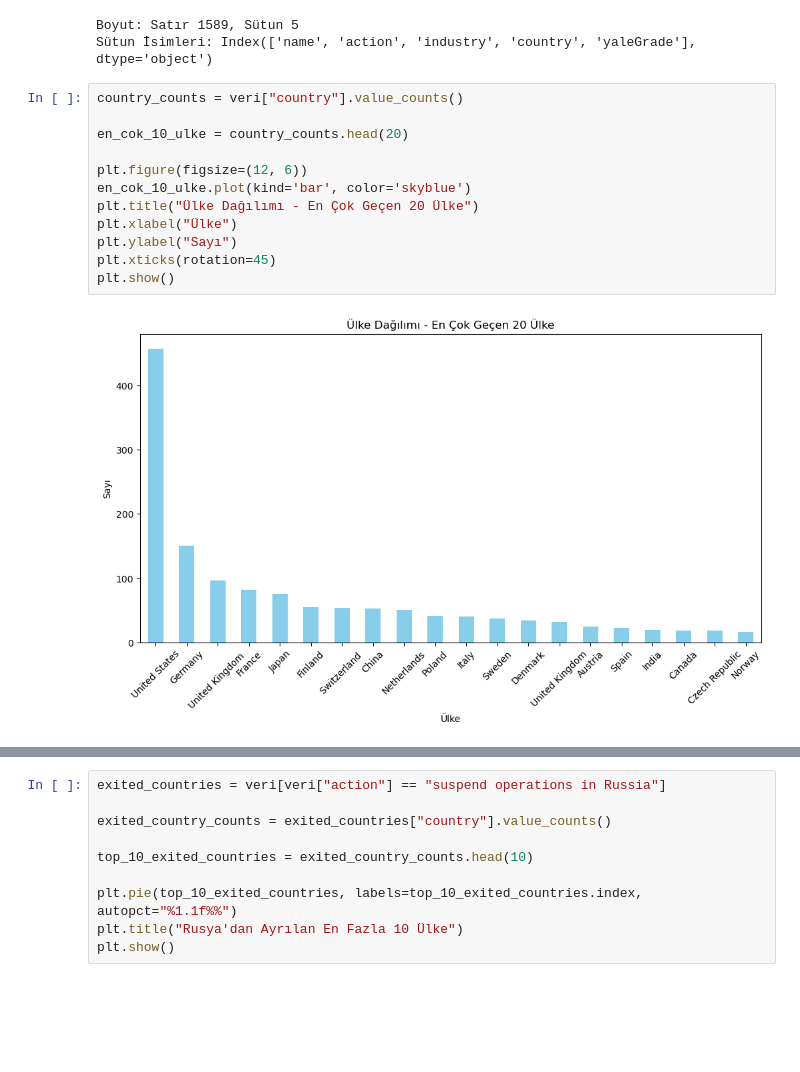
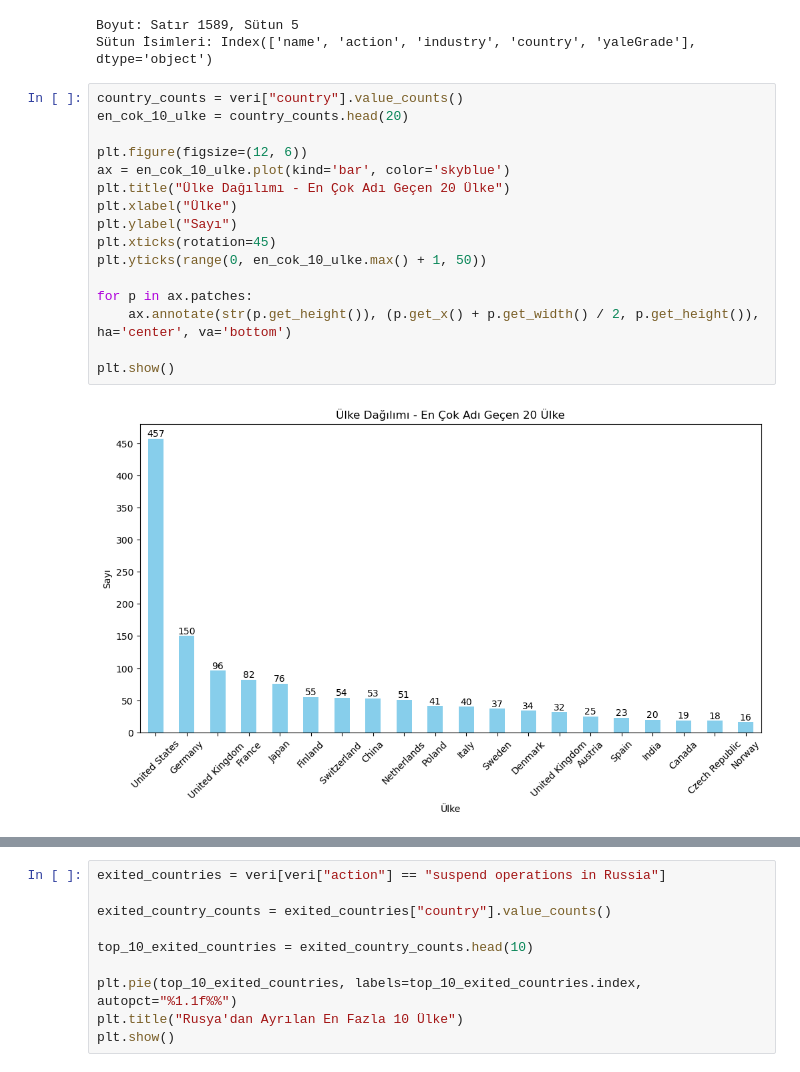
Before and after one commit to meteulken/Kodluyoruz-HiKod_02, a Jupyter notebook: Week6/Final_Project/Untitled.ipynb, the cells around one changed output, grey strips where cells are left out. Drawn from its saved outputs; the diff is of its cells as text; blank space fills up the shorter version.

```diff
--- a/Week6/Final_Project/Untitled.ipynb
+++ b/Week6/Final_Project/Untitled.ipynb
@@ -13,18 +14,22 @@ Boyut: Satır 1589, Sütun 5
 Sütun İsimleri: Index(['name', 'action', 'industry', 'country', 'yaleGrade'], dtype='object')
 # %%
 country_counts = veri["country"].value_counts()
-
 en_cok_10_ulke = country_counts.head(20)
 
 plt.figure(figsize=(12, 6))
-en_cok_10_ulke.plot(kind='bar', color='skyblue')
-plt.title("Ülke Dağılımı - En Çok Geçen 20 Ülke")
+ax = en_cok_10_ulke.plot(kind='bar', color='skyblue')
+plt.title("Ülke Dağılımı - En Çok Adı Geçen 20 Ülke")
 plt.xlabel("Ülke")
 plt.ylabel("Sayı")
 plt.xticks(rotation=45)
+plt.yticks(range(0, en_cok_10_ulke.max() + 1, 50))
+
+for p in ax.patches:
+    ax.annotate(str(p.get_height()), (p.get_x() + p.get_width() / 2, p.get_height()), ha='center', va='bottom')
+
 plt.show()
 # %% [output]
-[figure, old version]
+[figure, new version]
 # %%
 industry_counts = veri['industry'].value_counts()
 
```
Also changed, not shown: parts of 14 cells of this notebook, 1 other file.
